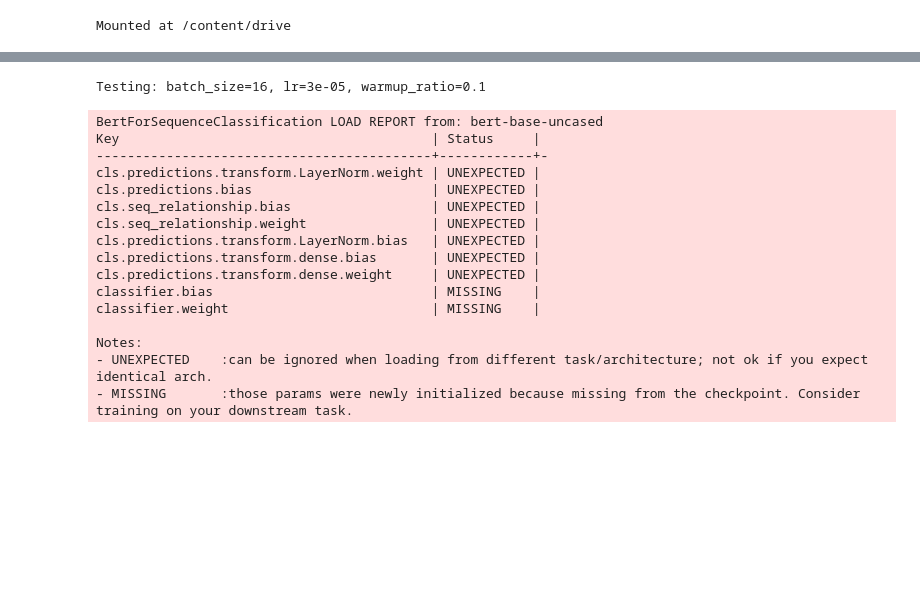
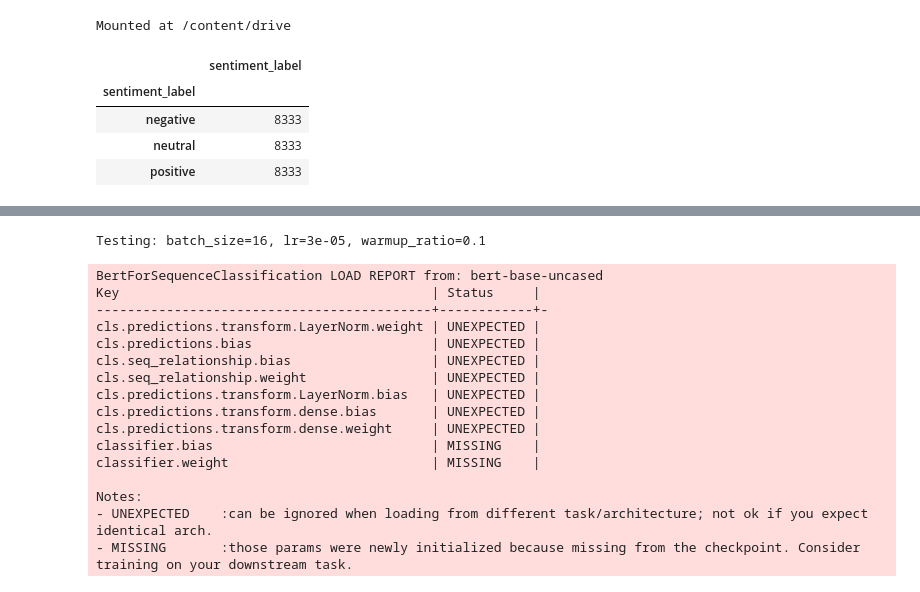
Before and after one commit to GabrieleSocrate/Text-Mining-, a Jupyter notebook: BERT__TextMining.ipynb, the cells around one changed output, grey strips where cells are left out. Drawn from its saved outputs; the diff is of its cells as text; code cells hidden in the pictures; blank space fills up the shorter version.

```diff
--- a/BERT__TextMining.ipynb
+++ b/BERT__TextMining.ipynb
@@ -21,3 +21,16 @@ Mounted at /content/drive
 file_path = "/content/drive/MyDrive/Ds/financial_news_base.jsonl"
 
 df = pd.read_json(file_path, lines=True)
+# %%
+df.columns
+
+target_per_class = 25000 // 3
+df_balanced = df.groupby("sentiment_label").apply(lambda x: x.sample(n=target_per_class, random_state=100)).reset_index(drop=True)
+
+df_balanced.groupby("sentiment_label").agg({"sentiment_label" : "count"})
+# %% [output]
+|  | sentiment_label |
+| sentiment_label |  |
+| negative | 8333 |
+| neutral | 8333 |
+| positive | 8333 |
```
Also changed, not shown: parts of 13 cells of this notebook.
